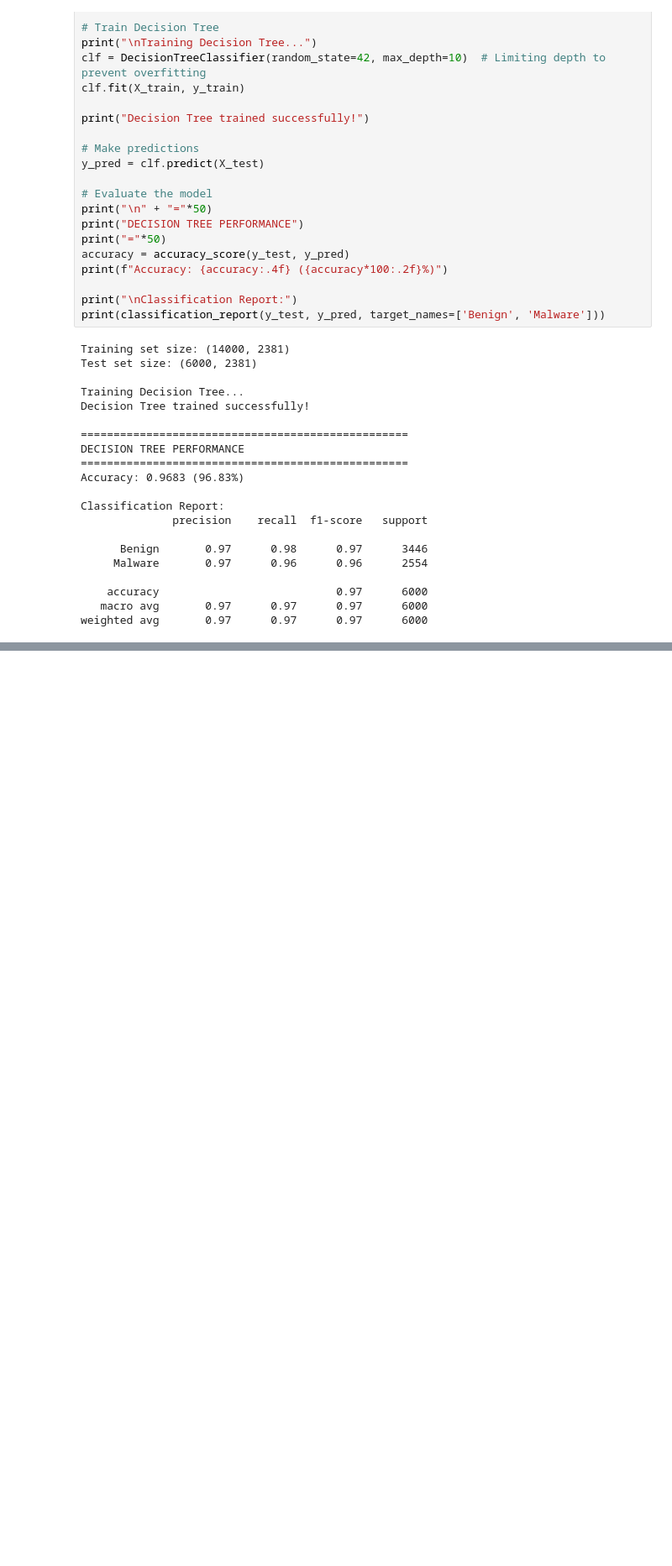
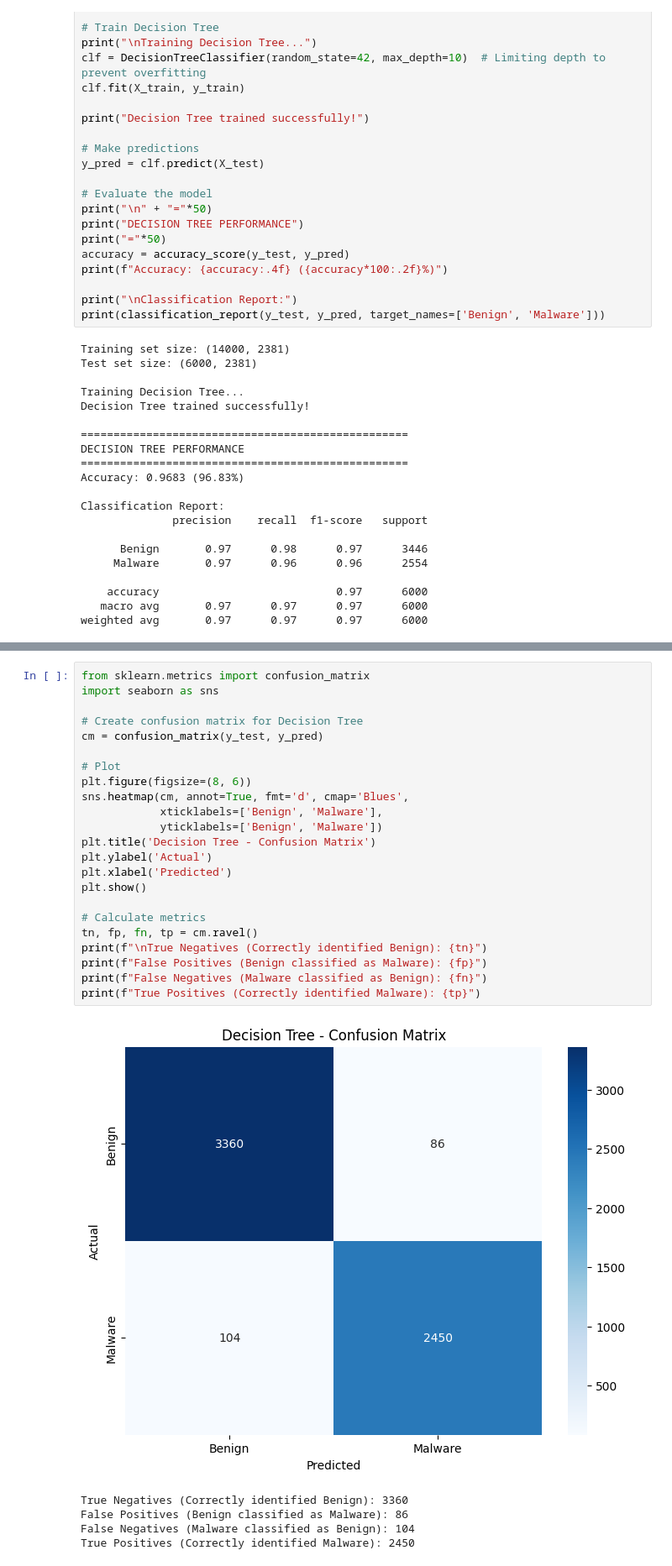
Before and after one commit to Ololade18/Cybersecurity-Projects, a Jupyter notebook: CMP7239_Lab4__Decision_Tree.ipynb, the cells around one changed output, grey strips where cells are left out. Shown at 84% size. Cells and saved outputs as stored; diff of their text form; blank space fills up the shorter version.

```diff
--- a/CMP7239_Lab4__Decision_Tree.ipynb
+++ b/CMP7239_Lab4__Decision_Tree.ipynb
@@ -518,0 +431,29 @@ weighted avg       0.82      0.79      0.79      6000
+# %%
+from sklearn.metrics import confusion_matrix
+import seaborn as sns
+
+# Create confusion matrix for Decision Tree
+cm = confusion_matrix(y_test, y_pred)
+
+# Plot
+plt.figure(figsize=(8, 6))
+sns.heatmap(cm, annot=True, fmt='d', cmap='Blues',
+            xticklabels=['Benign', 'Malware'],
+            yticklabels=['Benign', 'Malware'])
+plt.title('Decision Tree - Confusion Matrix')
+plt.ylabel('Actual')
+plt.xlabel('Predicted')
+plt.show()
+
+# Calculate metrics
+tn, fp, fn, tp = cm.ravel()
+print(f"\nTrue Negatives (Correctly identified Benign): {tn}")
+print(f"False Positives (Benign classified as Malware): {fp}")
+print(f"False Negatives (Malware classified as Benign): {fn}")
+print(f"True Positives (Correctly identified Malware): {tp}")
+# %% [output]
+[figure, added]
+True Negatives (Correctly identified Benign): 3360
+False Positives (Benign classified as Malware): 86
+False Negatives (Malware classified as Benign): 104
+True Positives (Correctly identified Malware): 2450
```
Also changed, not shown: parts of 16 cells of this notebook.
